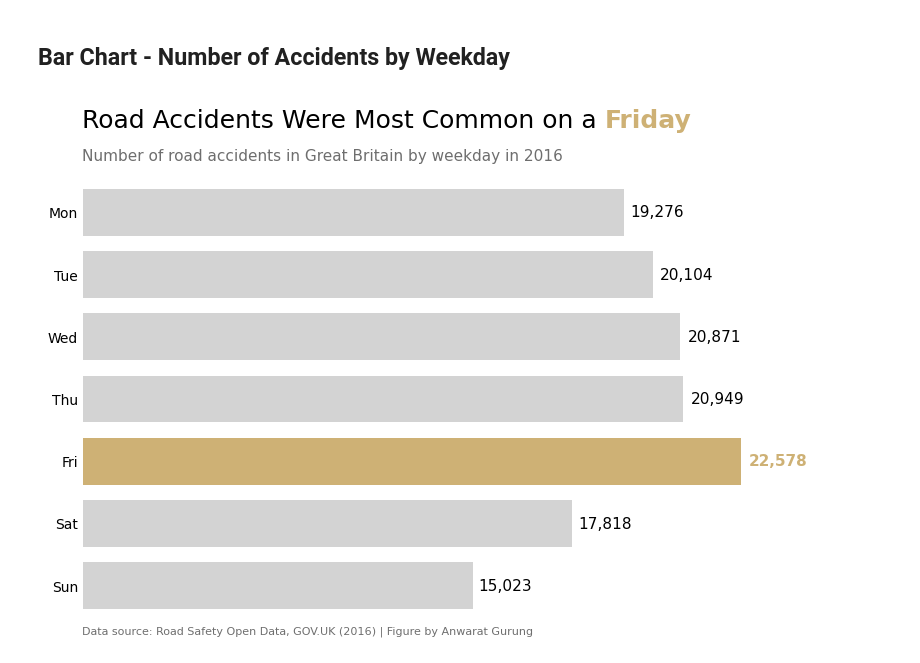
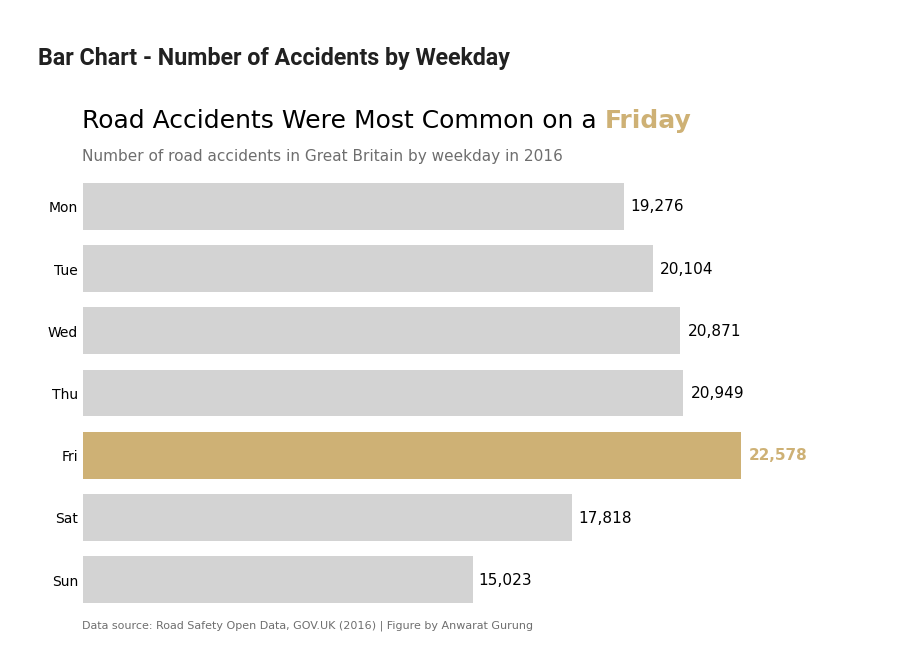
Before and after one commit to anw-g01/dataviz-anw, a Jupyter notebook: road_safety_open_data_2016/notebooks/accidents_by_weekday.ipynb, the cells around one changed output. Drawn from its saved outputs; the diff is of its cells as text; code cells hidden in the pictures.

```diff
--- a/road_safety_open_data_2016/notebooks/accidents_by_weekday.ipynb
+++ b/road_safety_open_data_2016/notebooks/accidents_by_weekday.ipynb
@@ -97,38 +95,38 @@ for i in range(df.shape[0]):
     )
 
 # chart title
-x_value, y_value = 0.124, 0.98
+x_value, y_value = 0.124, 0.97
 fig_text(
     x=x_value, y=y_value,
     s=f"Road Accidents Were Most Common on a <{highlight_day}day>",    # hardcoded suffix
     highlight_textprops=[
         {"color": highlight_colour, "weight": "bold"},
     ],
     fontsize=18
 )
 
 # chart subtitle
 fig.text(
     x=x_value, y=y_value * 0.91,
     # s="Number of Road Accidents by Day of the Week in 2016",
     s="Number of road accidents in Great Britain by weekday in 2016",
     size=11,
     color="#6e6e6e"
 )
 
 # chart caption
 fig.text(
     x_value,
     0.1,
     "Data source: Road Safety Open Data, GOV.UK (2016) | Figure by Anwarat Gurung",
     ha="left",
     va="bottom",
     fontsize=8,
     color="#6e6e6e",
 )
 
 plt.savefig("../images/weekday_road_accidents_bar_chart.png", dpi=200, bbox_inches="tight")
 
 plt.show()
 # %% [output]
-[figure, old version]
+[figure, new version]
```
Also changed, not shown: parts of 2 cells of this notebook, 1 other file.
